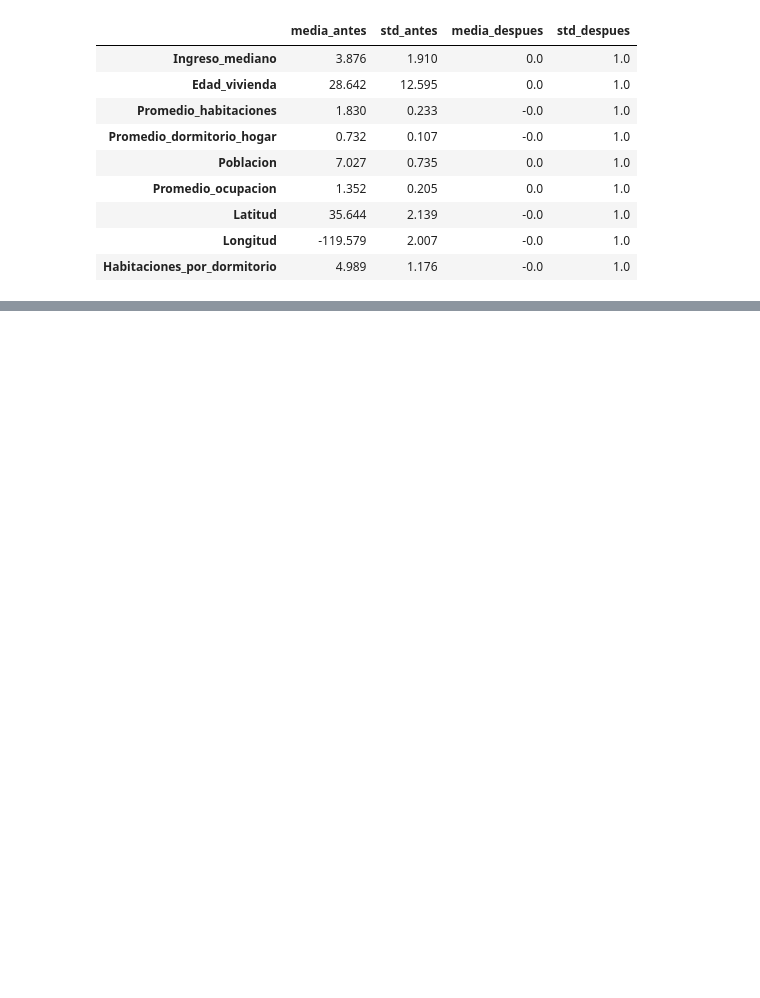
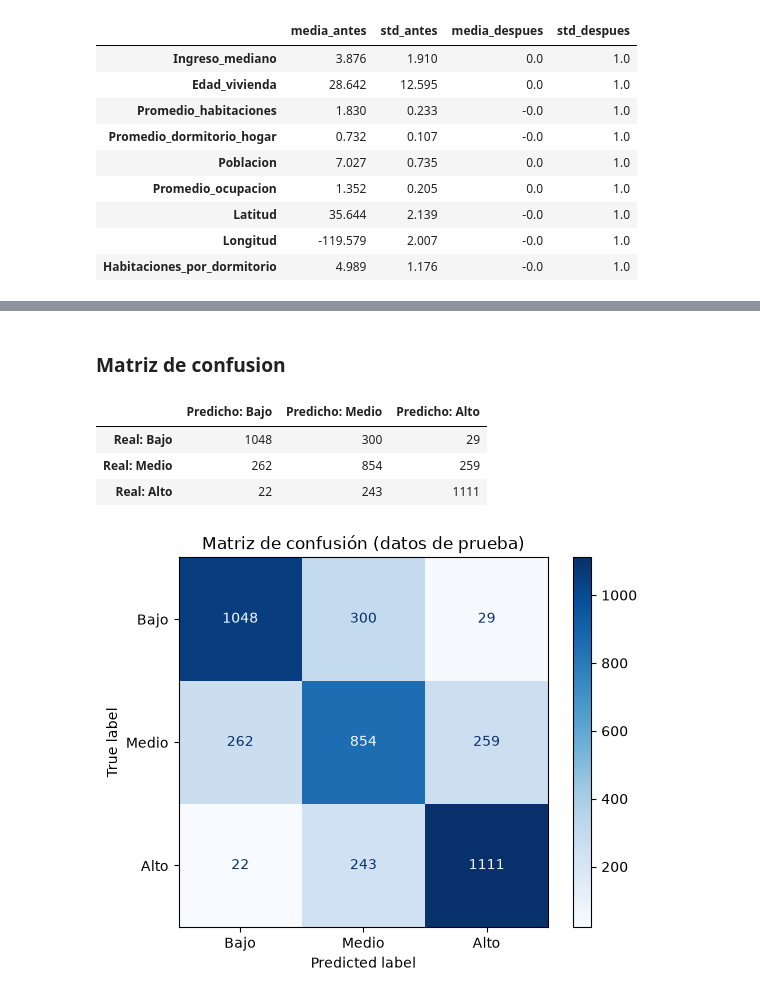
Before and after one commit to KateLopez05/Machine-Learning, a Jupyter notebook: src/notebook/notebook_2.ipynb, the cells around one changed output, grey strips where cells are left out. Cells and saved outputs as stored; diff of their text form; code cells hidden in the pictures; blank space fills up the shorter version.

```diff
--- a/src/notebook/notebook_2.ipynb
+++ b/src/notebook/notebook_2.ipynb
@@ -377,0 +539,21 @@ Entrenamiento: (16512, 9) | Prueba: (4128, 9)
+# %%
+clases = ["Bajo", "Medio", "Alto"]
+
+# Modelo
+modelo_clf = LogisticRegression(max_iter=1000, random_state=42)
+modelo_clf.fit(X_train_esc, y_train_clf)
+print("Parámetros del modelo:", modelo_clf.get_params())
+
+# Predicciones sobre prueba
+pred_clf = modelo_clf.predict(X_test_esc)
+
+# Referencia
+base_clf = DummyClassifier(strategy="most_frequent").fit(X_train_esc, y_train_clf)
+acc_base = accuracy_score(y_test_clf, base_clf.predict(X_test_esc))
+
+print(f"\nExactitud (accuracy): {accuracy_score(y_test_clf, pred_clf):.3f}")
+print(f"F1 macro:             {f1_score(y_test_clf, pred_clf, average='macro'):.3f}")
+print(f"Exactitud del modelo base (clase más frecuente): {acc_base:.3f}")
+
+print("\nReporte por clase:")
+print(classification_report(y_test_clf, pred_clf, labels=clases, digits=3))
@@ -377,0 +577,17 @@ Entrenamiento: (16512, 9) | Prueba: (4128, 9)
+# %% [markdown]
+### Matriz de confusion
+# %%
+cm = confusion_matrix(y_test_clf, pred_clf, labels=clases)
+display(pd.DataFrame(cm,
+                     index=[f"Real: {c}" for c in clases],
+                     columns=[f"Predicho: {c}" for c in clases]))
+
+ConfusionMatrixDisplay(cm, display_labels=clases).plot(cmap="Blues")
+plt.title("Matriz de confusión (datos de prueba)")
+plt.show()
+# %% [output]
+|  | Predicho: Bajo | Predicho: Medio | Predicho: Alto |
+| Real: Bajo | 1048 | 300 | 29 |
+| Real: Medio | 262 | 854 | 259 |
+| Real: Alto | 22 | 243 | 1111 |
+[figure, added]
```
Also changed, not shown: parts of 46 cells of this notebook, 5 other files.
